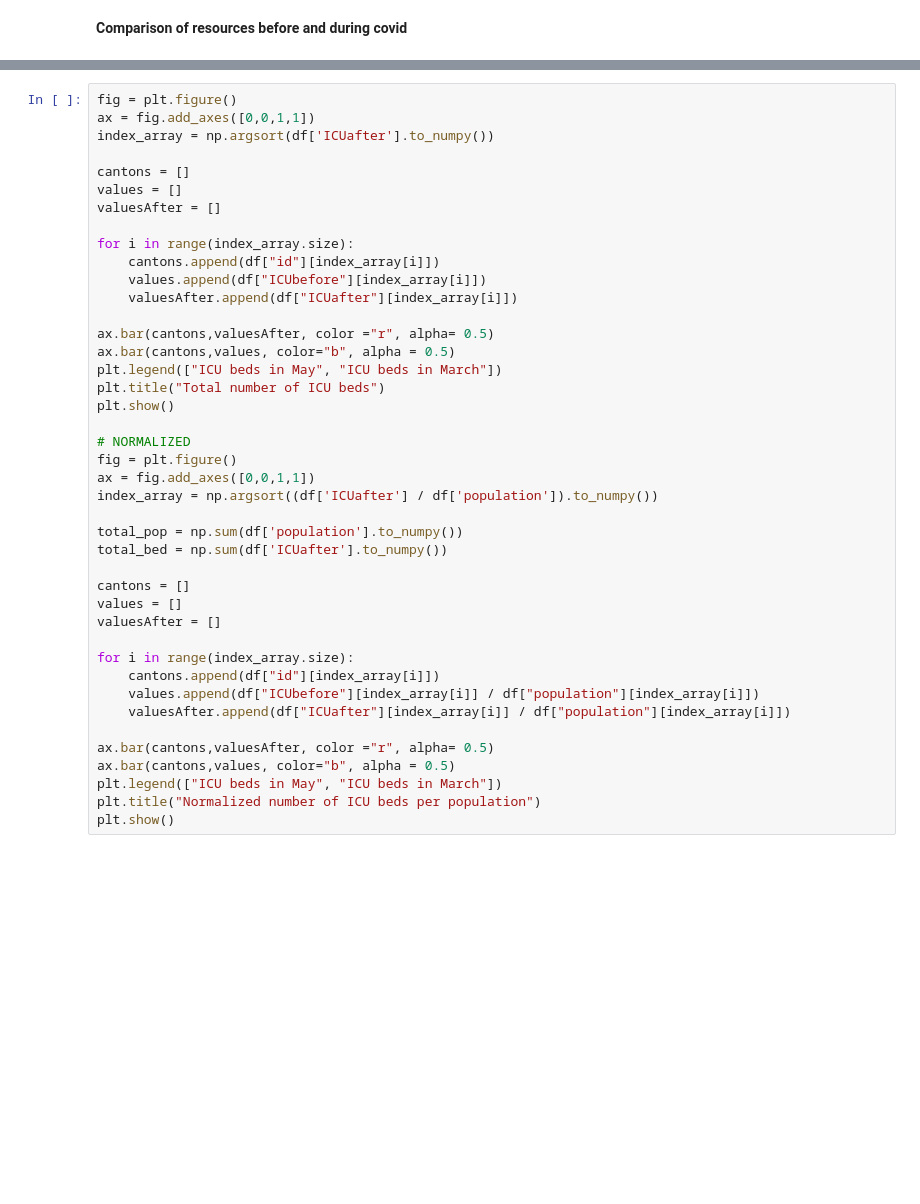
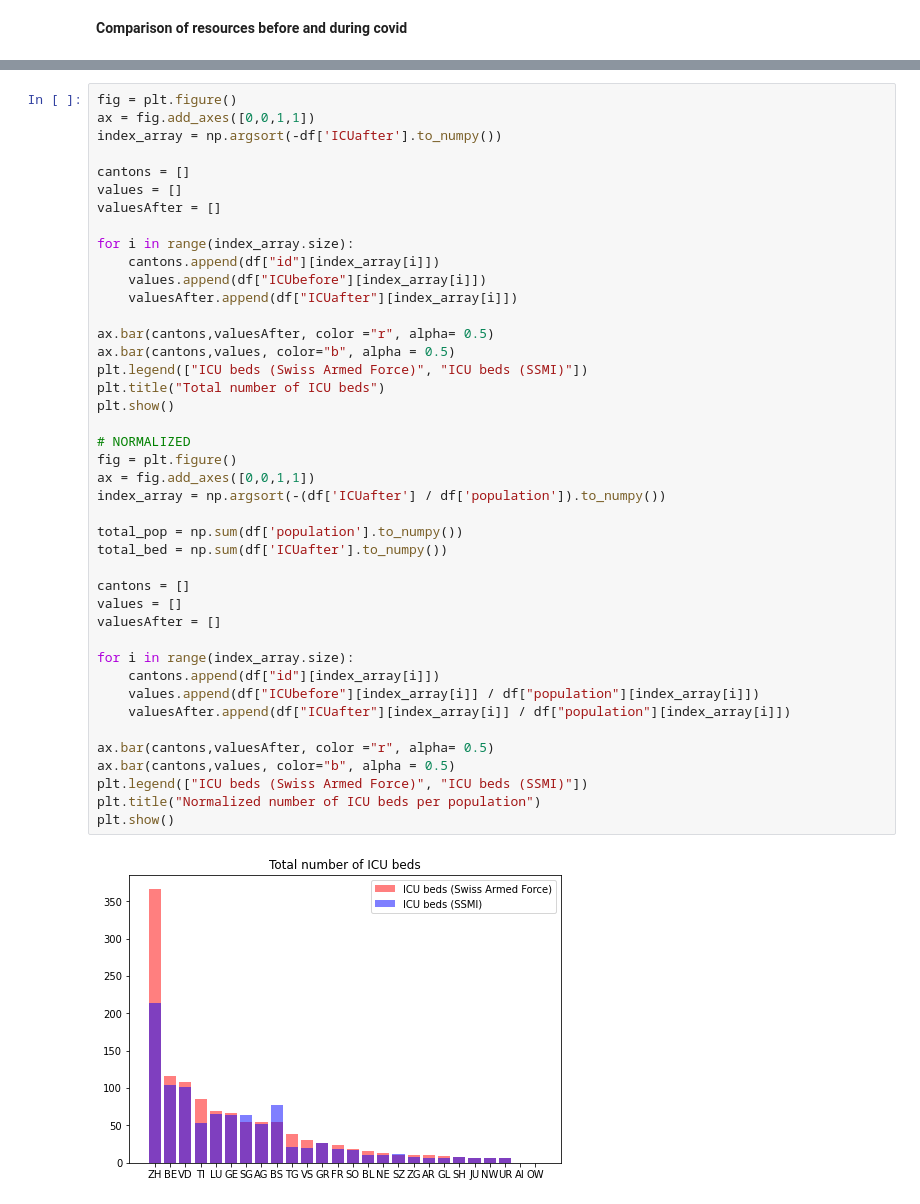
Before and after one commit to celinedupuis/COM-480-data-viz, a Jupyter notebook: analysis/swiss-stats.ipynb, the cells around one changed output, grey strips where cells are left out. Cells and saved outputs as stored; diff of their text form; blank space fills up the shorter version.

```diff
--- a/analysis/swiss-stats.ipynb
+++ b/analysis/swiss-stats.ipynb
@@ -137,7 +146,7 @@ plt.show()
 # %%
 fig = plt.figure()
 ax = fig.add_axes([0,0,1,1])
-index_array = np.argsort(df['ICUafter'].to_numpy())
+index_array = np.argsort(-df['ICUafter'].to_numpy())
 
 cantons = []
 values = []
@@ -146,33 +155,35 @@ valuesAfter = []
 for i in range(index_array.size):
     cantons.append(df["id"][index_array[i]])
     values.append(df["ICUbefore"][index_array[i]])
     valuesAfter.append(df["ICUafter"][index_array[i]])
 
 ax.bar(cantons,valuesAfter, color ="r", alpha= 0.5)
 ax.bar(cantons,values, color="b", alpha = 0.5)
-plt.legend(["ICU beds in May", "ICU beds in March"])
+plt.legend(["ICU beds (Swiss Armed Force)", "ICU beds (SSMI)"])
 plt.title("Total number of ICU beds")
 plt.show()
 
 # NORMALIZED
 fig = plt.figure()
 ax = fig.add_axes([0,0,1,1])
-index_array = np.argsort((df['ICUafter'] / df['population']).to_numpy())
+index_array = np.argsort(-(df['ICUafter'] / df['population']).to_numpy())
 
 total_pop = np.sum(df['population'].to_numpy())
 total_bed = np.sum(df['ICUafter'].to_numpy())
 
 cantons = []
 values = []
 valuesAfter = []
 
 for i in range(index_array.size):
     cantons.append(df["id"][index_array[i]])
     values.append(df["ICUbefore"][index_array[i]] / df["population"][index_array[i]])
     valuesAfter.append(df["ICUafter"][index_array[i]] / df["population"][index_array[i]])
 
 ax.bar(cantons,valuesAfter, color ="r", alpha= 0.5)
 ax.bar(cantons,values, color="b", alpha = 0.5)
-plt.legend(["ICU beds in May", "ICU beds in March"])
+plt.legend(["ICU beds (Swiss Armed Force)", "ICU beds (SSMI)"])
 plt.title("Normalized number of ICU beds per population")
 plt.show()
+# %% [output]
+[figure, added]
```
Also changed, not shown: parts of 4 cells of this notebook, 4 other files.
